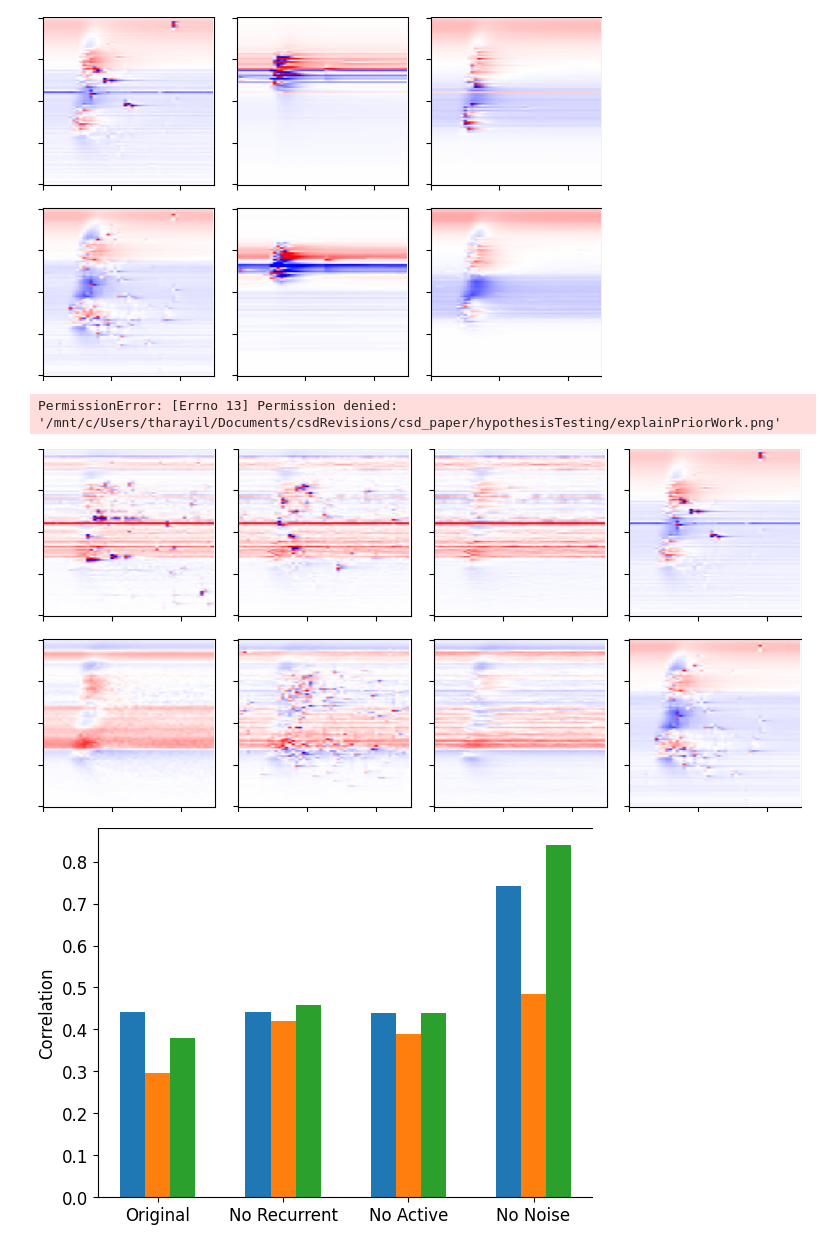
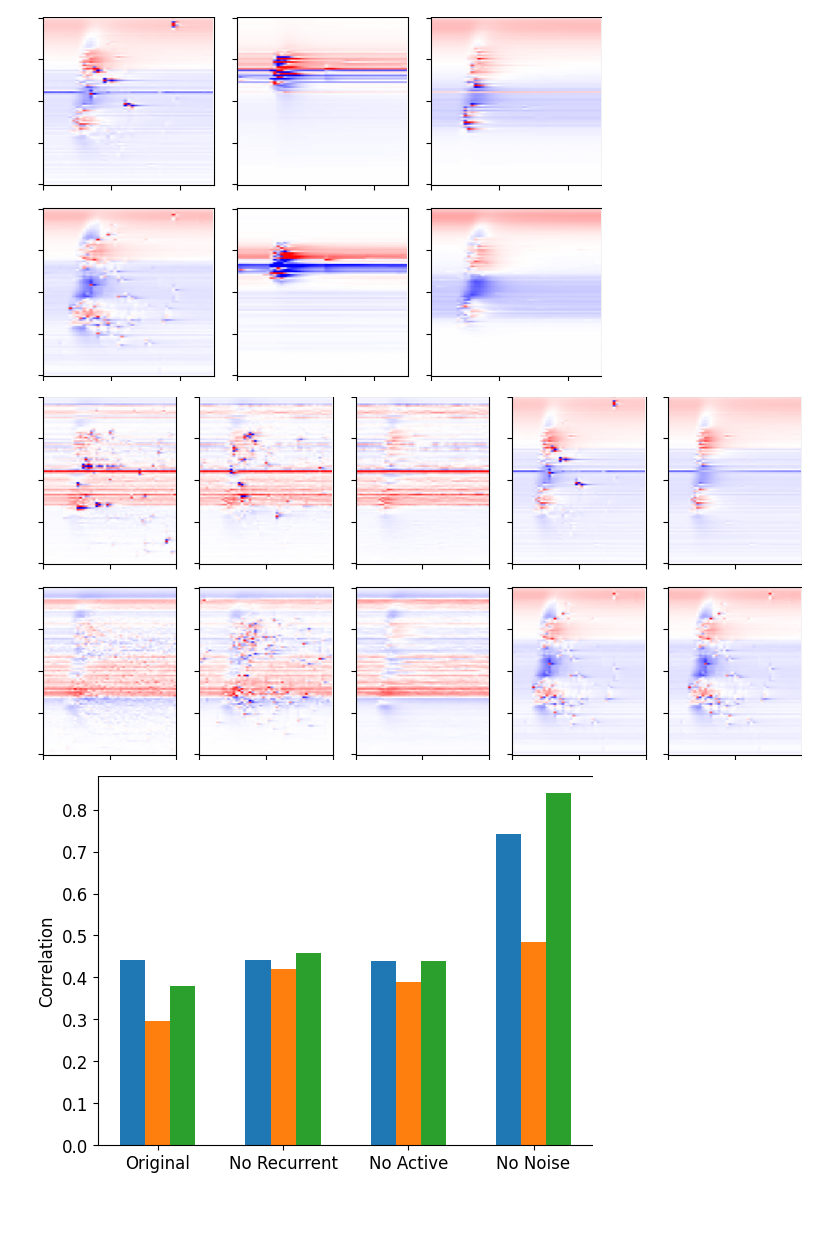
Before and after one commit to joseph-tharayil/csd_paper, a Jupyter notebook: hypothesisTesting/hypotheses.ipynb, the cells around one changed output. Saved outputs shown, nothing was run; the diff lists cells and outputs as text; code cells hidden in the pictures; blank space fills up the shorter version.

Commit message:
Adds more plots

```diff
--- a/hypothesisTesting/hypotheses.ipynb
+++ b/hypothesisTesting/hypotheses.ipynb
@@ -614,6 +629,11 @@ ocsd_noNoise_l5_500 = produce_oCSD(L5NoNoise,lfpIdx,idx_50)
 ocsd_noNoise_l5_100 = produce_oCSD(noNoise_largeradius_l5.copy(),lfpIdx,idx_100)
 # ocsd_noNoise_l5_50 = produce_oCSD(noNoise_largeradius_l5.copy(),lfpIdx,idx_50)
 ocsd_noNoise_l5_20 = produce_oCSD(noNoise_smallradius_l5,lfpIdx,idx_20)
+
+
+noNoiseNoActive_largeradius = np.load('/mnt/c/Users/tharayil/Documents/csdRevisions/csd_paper/hypothesisTesting/noActive_midRho/total.npy')
+
+ocsd_noNoiseNoActive_100, ocsd_low_noNoiseNoActive_100, ocsd_half_noNoiseNoActive_100, ocsd_quarter_noNoiseNoActive_100 = produce_oCSD_all(noNoiseNoActive_largeradius,lfpIdx,idx_100)
 # %%
 highResTest = np.load('/mnt/c/Users/tharayil/Documents/csdRevisions/csd_paper/hypothesisTesting/nonshiftedPositions/total.npy') # Loads LFP and oCSD averaged over trials, 20 um spacing, rho=500um
 ocsd_test = produce_oCSD(highResTest,lfpIdx,np.arange(101))
@@ -920,26 +940,28 @@ correlationsNoNoise100, distancesNoNoise100 = producePlotAndCorrelation(icsd_hig
 # %% [output]
 [figure]
 # %%
-fig, axes = plt.subplots(2,4,figsize=(8,4))
+fig, axes = plt.subplots(2,5,figsize=(8,4))
 
 plotFig(axes[0][0],icsd_high_original_100.get_csd())
 plotFig(axes[1][0],ocsd_original_100.T)
 
 plotFig(axes[0][1],icsd_high_noRecurrent_100.get_csd())
 plotFig(axes[1][1],ocsd_noRecurrent_100.T)
 
 plotFig(axes[0][2],icsd_high_NoActive_100.get_csd())
 plotFig(axes[1][2],ocsd_noActive_100.T)
 
 plotFig(axes[0][3],icsd_high_NoNoise_100.get_csd())
 plotFig(axes[1][3],ocsd_noNoise_100.T)
 
+plotFig(axes[0][4],icsd_high_NoNoiseNoActive_100.get_csd())
+plotFig(axes[1][4],ocsd_noNoiseNoActive_100.T)
+
 plt.tight_layout()
 
-plt.savefig('/mnt/c/Users/tharayil/Documents/csdRevisions/csd_paper/hypothesisTesting/explainPriorWork.png',dpi=600)
+plt.savefig('/mnt/c/Users/tharayil/Documents/csdRevisions/csd_paper/hypothesisTesting/nonshiftedPositions_rerun/explainPriorWork_expanded.png',dpi=600)
 # %% [output]
-PermissionError: [Errno 13] Permission denied: '/mnt/c/Users/tharayil/Documents/csdRevisions/csd_paper/hypothesisTesting/explainPriorWork.png'
-[figure, old version]
+[figure, new version]
 # %%
 bar_width = 0.2
 x = np.arange(4)
```
Also changed, not shown: parts of 2 cells of this notebook, 16 other files.
